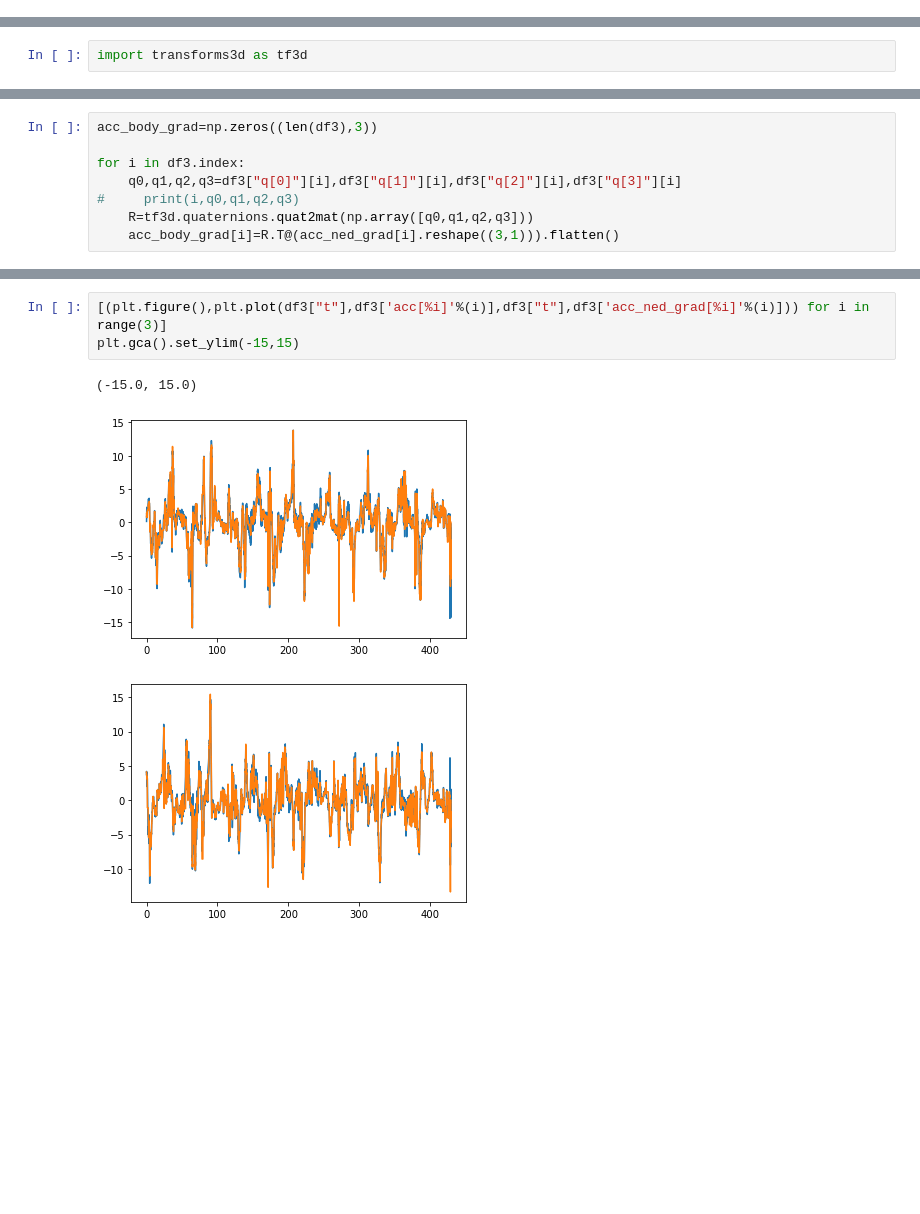
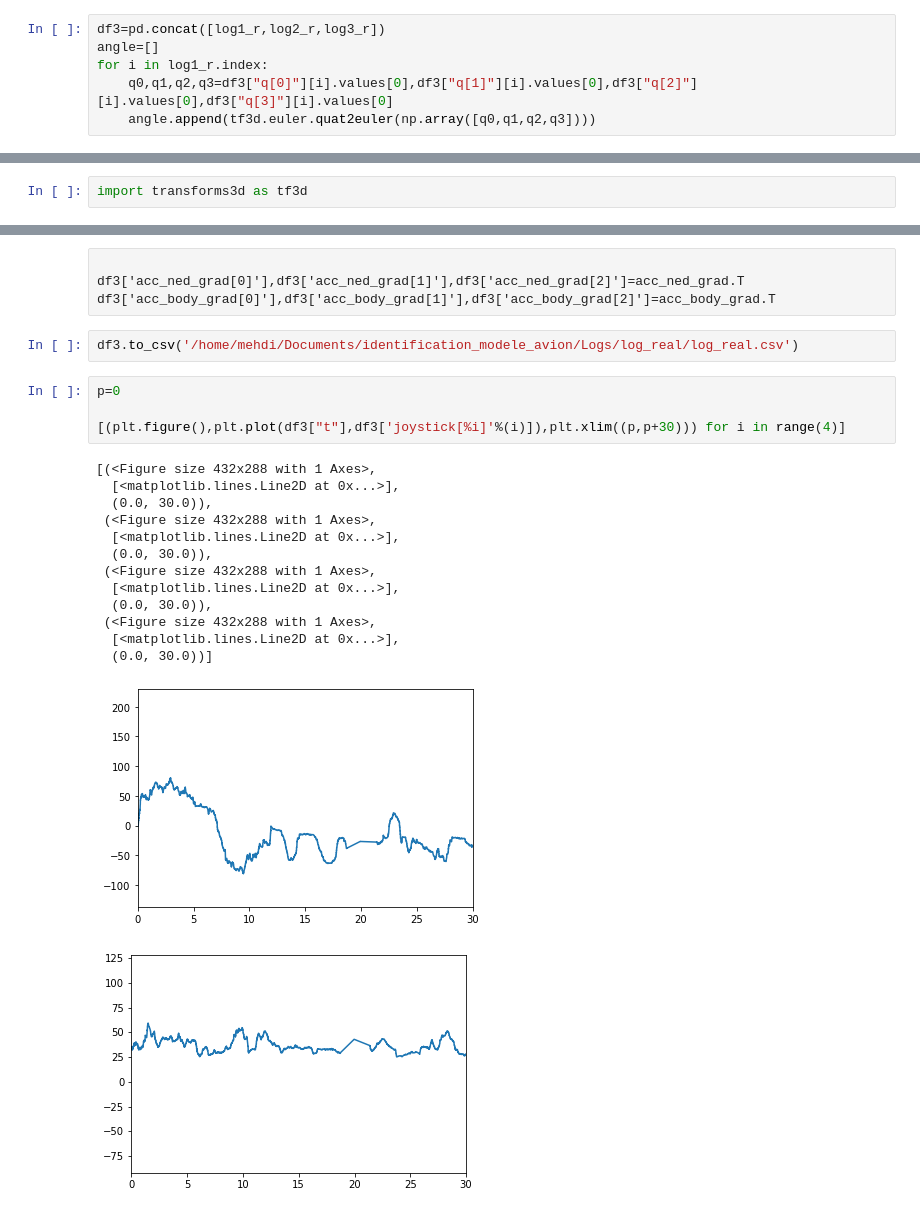
Before and after one commit to altlnt/Avion-Simulation-Identification, a Jupyter notebook: Modelization/concatenate_data.ipynb, the cells around one changed output, grey strips where cells are left out. Cells and saved outputs as stored; diff of their text form; blank space fills up the shorter version.

```diff
--- a/Modelization/concatenate_data.ipynb
+++ b/Modelization/concatenate_data.ipynb
@@ -150,0 +164,6 @@ df3=pd.concat([log1_r,log2_r,log3_r])
+# %%
+df3=pd.concat([log1_r,log2_r,log3_r])
+angle=[]
+for i in log1_r.index:
+    q0,q1,q2,q3=df3["q[0]"][i].values[0],df3["q[1]"][i].values[0],df3["q[2]"][i].values[0],df3["q[3]"][i].values[0]
+    angle.append(tf3d.euler.quat2euler(np.array([q0,q1,q2,q3])))
@@ -175,8 +186,0 @@ acc_ned_grad[:,2]=np.array([i  if abs(i)<30 else 0 for i in acc_ned_grad[:,2]])
-# %%
-acc_body_grad=np.zeros((len(df3),3))
-
-for i in df3.index:
-    q0,q1,q2,q3=df3["q[0]"][i],df3["q[1]"][i],df3["q[2]"][i],df3["q[3]"][i]
-#     print(i,q0,q1,q2,q3)
-    R=tf3d.quaternions.quat2mat(np.array([q0,q1,q2,q3]))
-    acc_body_grad[i]=R.T@(acc_ned_grad[i].reshape((3,1))).flatten()
@@ -189,7 +210,25 @@ df3.to_csv('/home/mehdi/Documents/identification_modele_avion/Logs/log_real/log_
+# %% [raw]
+
+df3['acc_ned_grad[0]'],df3['acc_ned_grad[1]'],df3['acc_ned_grad[2]']=acc_ned_grad.T
+df3['acc_body_grad[0]'],df3['acc_body_grad[1]'],df3['acc_body_grad[2]']=acc_body_grad.T
+# %%
+df3.to_csv('/home/mehdi/Documents/identification_modele_avion/Logs/log_real/log_real.csv')
 # %%
-[(plt.figure(),plt.plot(df3["t"],df3['acc[%i]'%(i)],df3["t"],df3['acc_ned_grad[%i]'%(i)])) for i in range(3)]
-plt.gca().set_ylim(-15,15)
+p=0
+
+[(plt.figure(),plt.plot(df3["t"],df3['joystick[%i]'%(i)]),plt.xlim((p,p+30))) for i in range(4)]
 # %% [output]
-(-15.0, 15.0)
+[(<Figure size 432x288 with 1 Axes>,
+  [<matplotlib.lines.Line2D at 0x...>],
+  (0.0, 30.0)),
+ (<Figure size 432x288 with 1 Axes>,
+  [<matplotlib.lines.Line2D at 0x...>],
+  (0.0, 30.0)),
+ (<Figure size 432x288 with 1 Axes>,
+  [<matplotlib.lines.Line2D at 0x...>],
+  (0.0, 30.0)),
+ (<Figure size 432x288 with 1 Axes>,
+  [<matplotlib.lines.Line2D at 0x...>],
+  (0.0, 30.0))]
-[figure, old version]
+[figure, new version]
-[figure, old version]
+[figure, new version]
```
Also changed, not shown: parts of 25 cells of this notebook, 24 other files.
